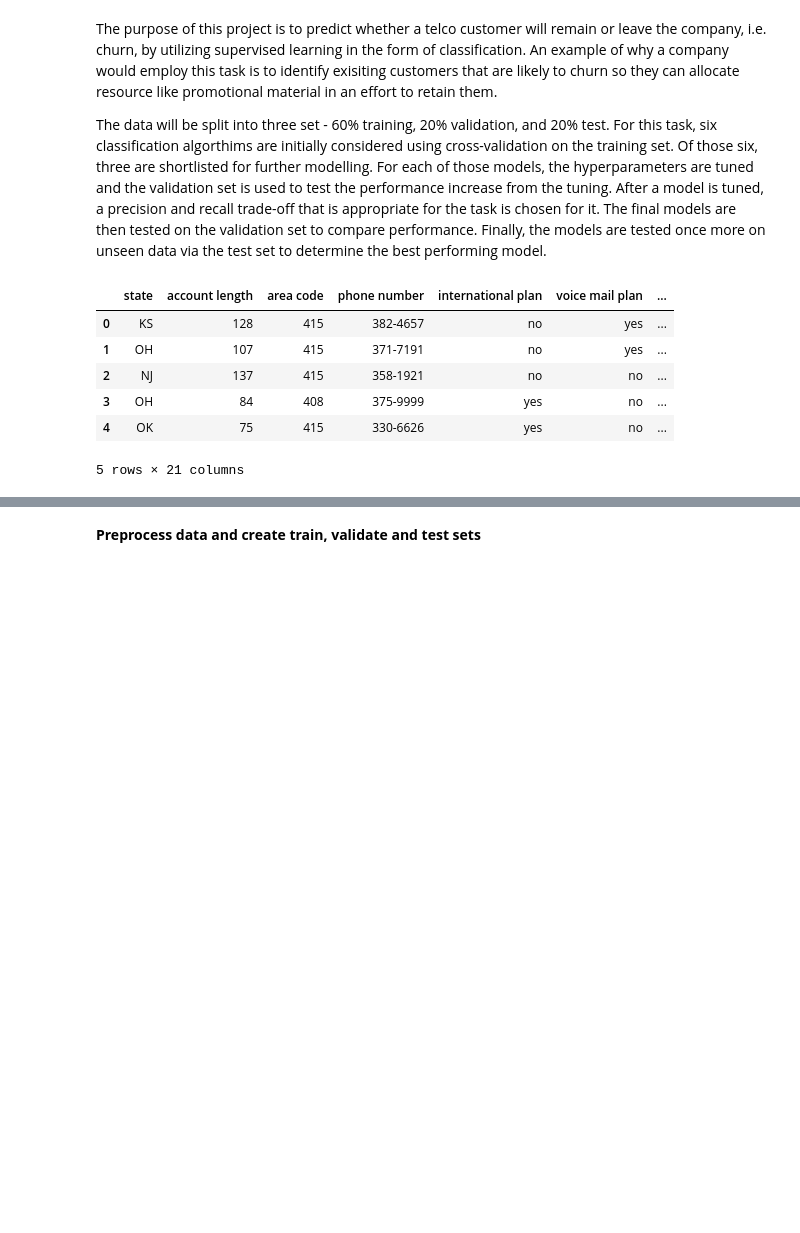
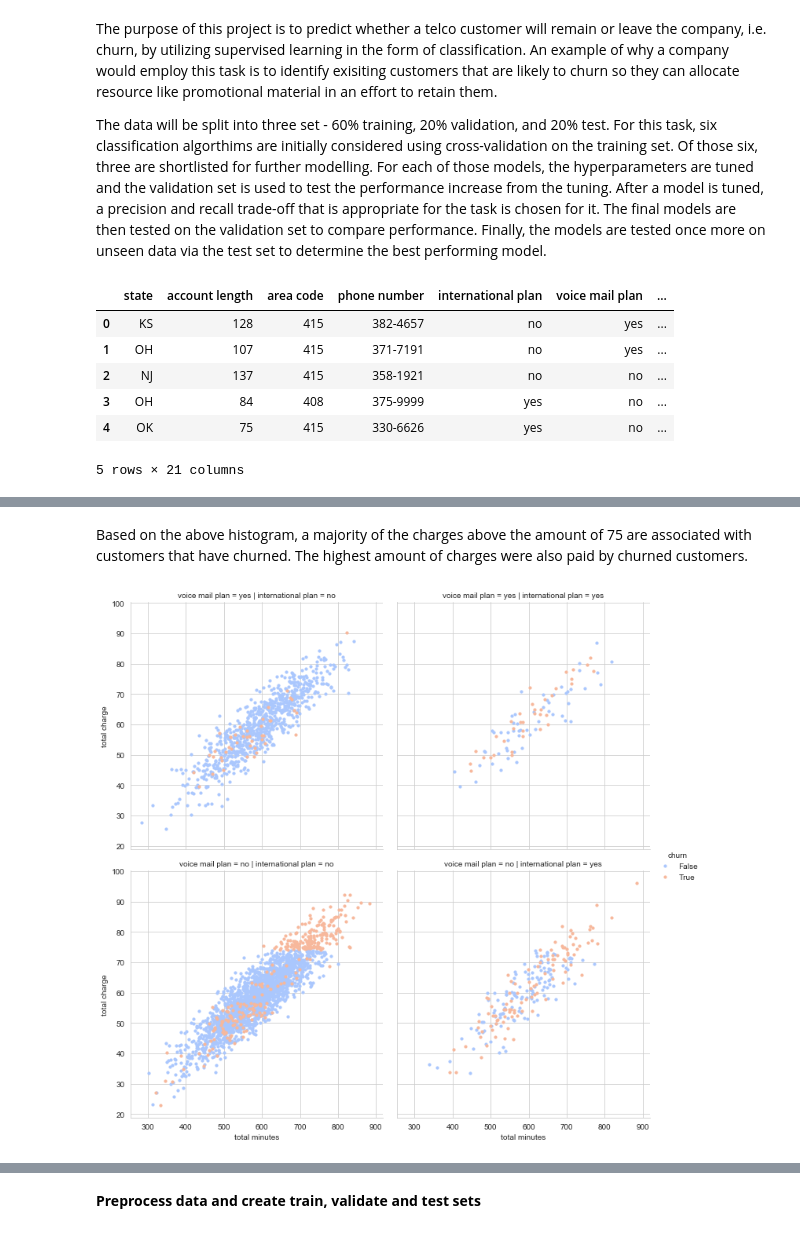
Before and after one commit to calvinchoi21/predicting-customer-churn, a Jupyter notebook: Classification_Customer_Churn.ipynb, the cells around one changed output, grey strips where cells are left out. Cells and saved outputs as stored; diff of their text form; code cells hidden in the pictures; blank space fills up the shorter version.

```diff
--- a/Classification_Customer_Churn.ipynb
+++ b/Classification_Customer_Churn.ipynb
@@ -61,0 +79,7 @@ From the above percentages, it is apparent that there is a class imbalance in th
+# %% [markdown]
+Based on the above histogram, a majority of the charges above the amount of 75 are associated with customers that have churned. The highest amount of charges were also paid by churned customers.
+# %%
+g = sns.FacetGrid(df, col='international plan', row="voice mail plan", hue='churn', palette='coolwarm', height=5,aspect=1)
+g = g.map(plt.scatter, "total minutes", "total charge", s=10).add_legend()
+# %% [output]
+[figure, added]
```
Also changed, not shown: parts of 17 cells of this notebook.
